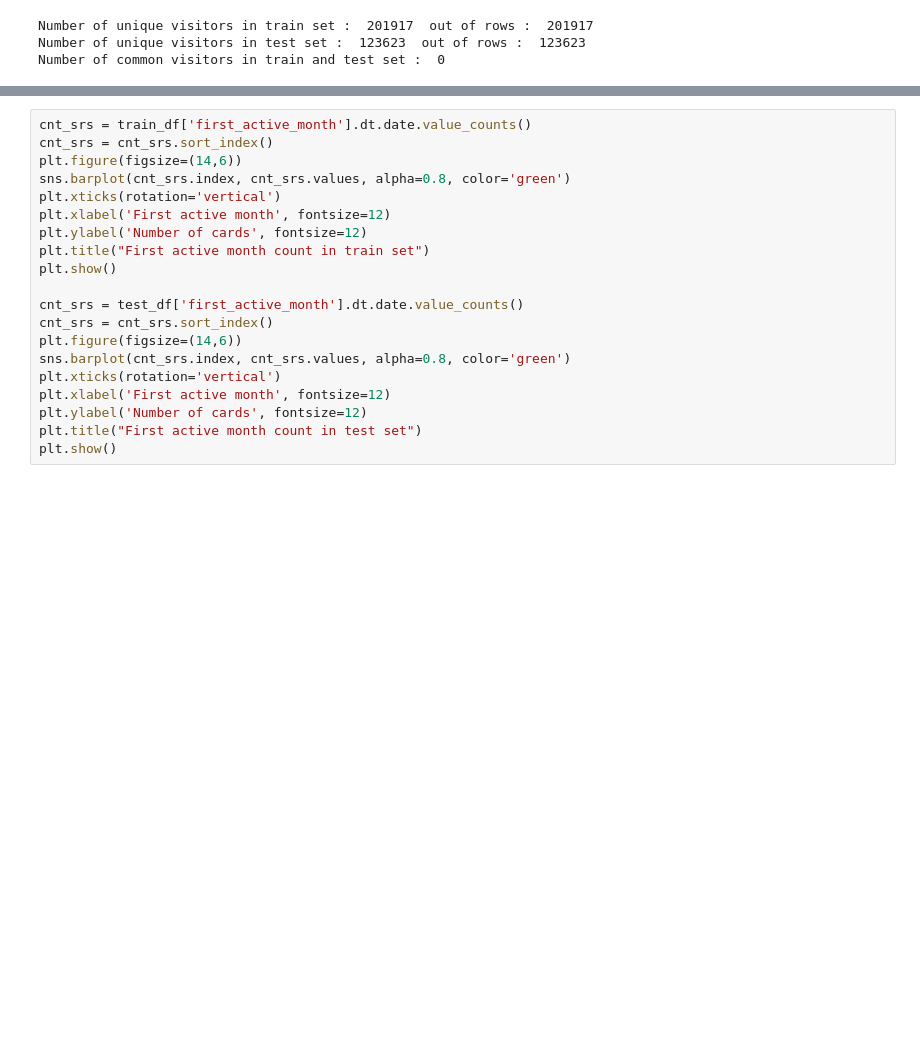
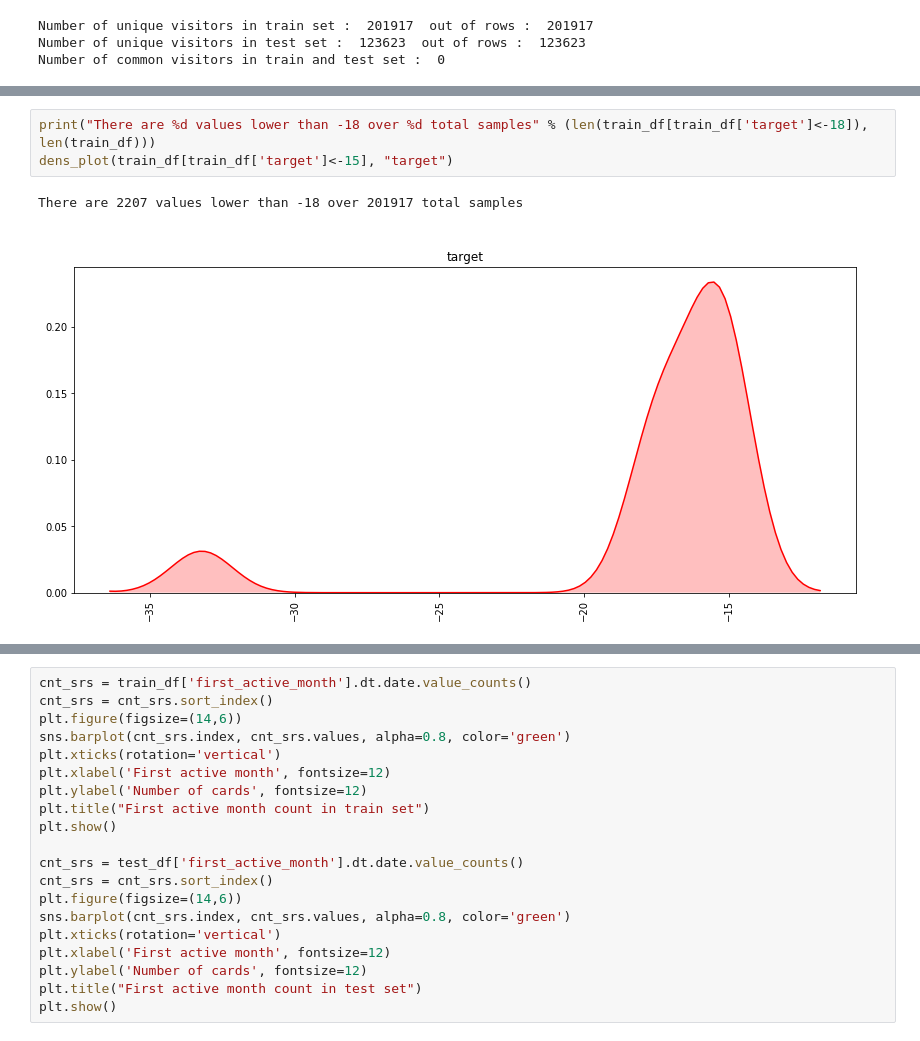
Before and after one commit to TacchinoLeso/ELO, a Jupyter notebook: (1)Train_test_cleaning.ipynb, the cells around one changed output, grey strips where cells are left out. Drawn from its saved outputs; the diff is of its cells as text; blank space fills up the shorter version.

```diff
--- a/(1)Train_test_cleaning.ipynb
+++ b/(1)Train_test_cleaning.ipynb
@@ -108,0 +123,6 @@ plt.show()
+# %%
+print("There are %d values lower than -18 over %d total samples" % (len(train_df[train_df['target']<-18]), len(train_df)))
+dens_plot(train_df[train_df['target']<-15], "target")
+# %% [output]
+There are 2207 values lower than -18 over 201917 total samples
+[figure, added]
```
Also changed, not shown: parts of 11 cells of this notebook, 10 other files.
